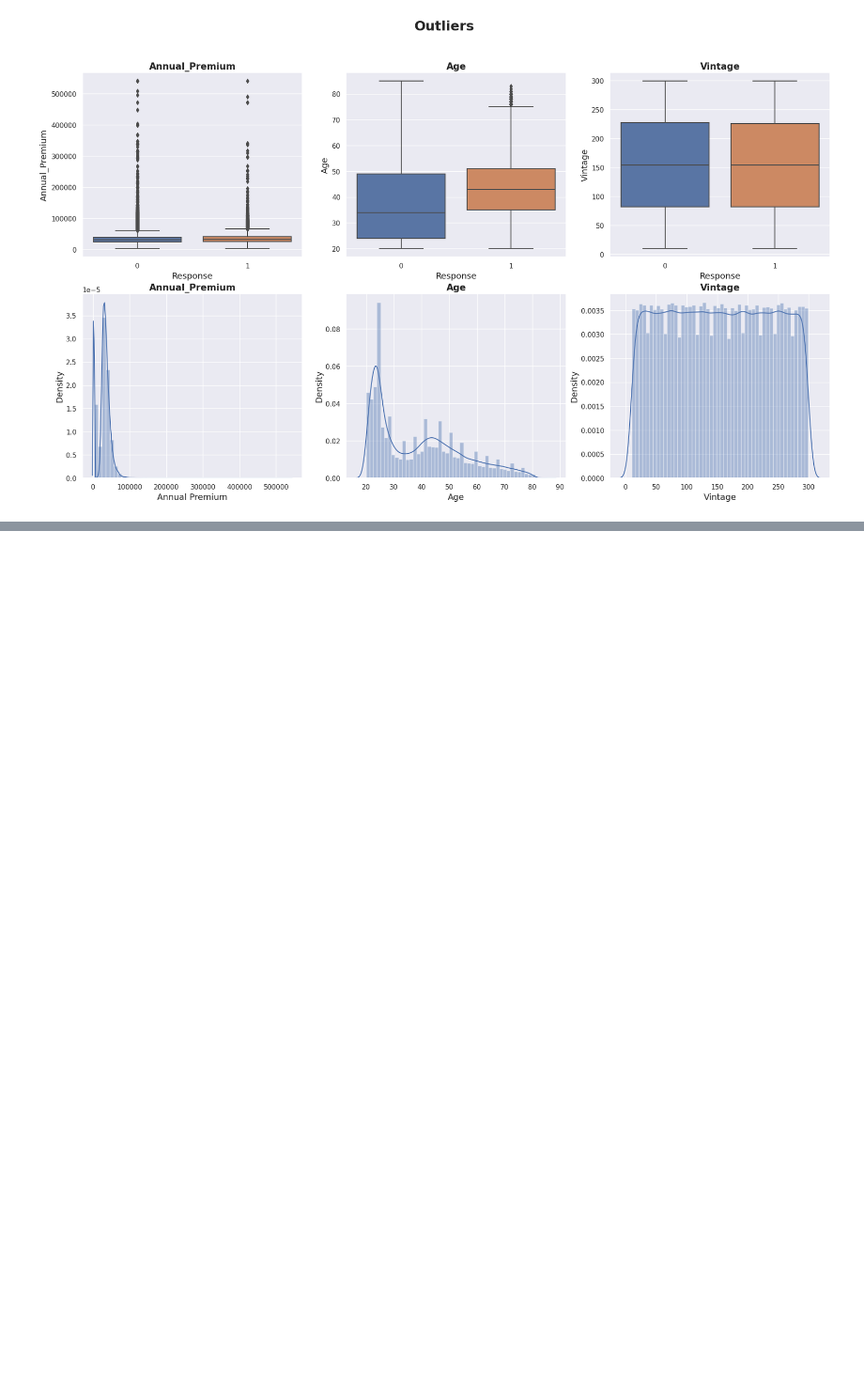
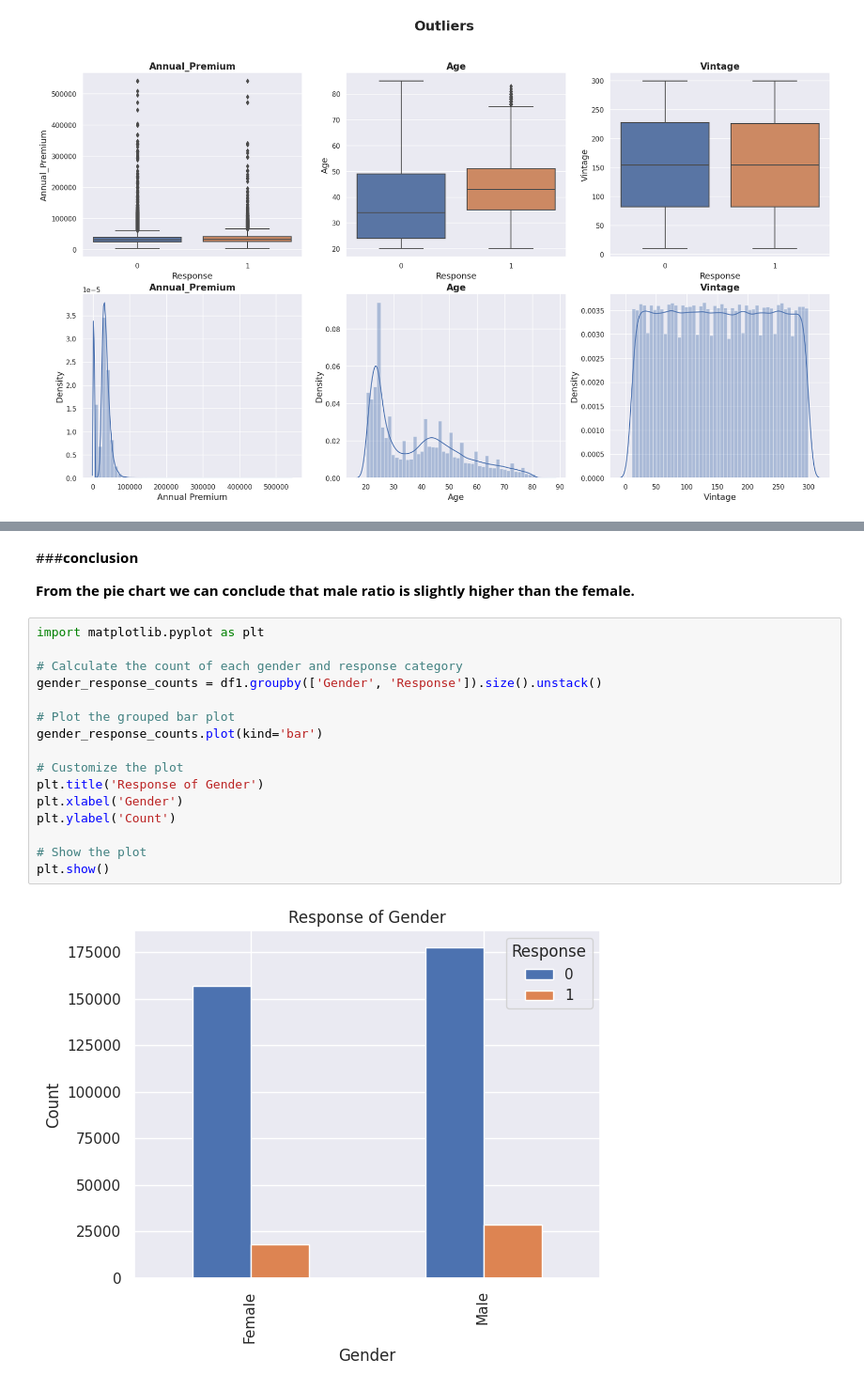
Before and after one commit to shwe-hg/capston-project-on-classification, a Jupyter notebook: project_on_classification(ML).ipynb, the cells around one changed output, grey strips where cells are left out. Shown at 94% size. Cells and saved outputs as stored; diff of their text form; blank space fills up the shorter version.

```diff
--- a/project_on_classification(ML).ipynb
+++ b/project_on_classification(ML).ipynb
@@ -344,0 +395,23 @@ https://gist.github.com/mwaskom/de44147ed2974457ad6372750bbe5751
+# %% [markdown]
+###**conclusion**
+
+
+**From the pie chart we can conclude that male ratio is slightly higher than the female.**
+# %%
+import matplotlib.pyplot as plt
+
+# Calculate the count of each gender and response category
+gender_response_counts = df1.groupby(['Gender', 'Response']).size().unstack()
+
+# Plot the grouped bar plot
+gender_response_counts.plot(kind='bar')
+
+# Customize the plot
+plt.title('Response of Gender')
+plt.xlabel('Gender')
+plt.ylabel('Count')
+
+# Show the plot
+plt.show()
+# %% [output]
+[figure, added]
```
Also changed, not shown: parts of 34 cells of this notebook.
